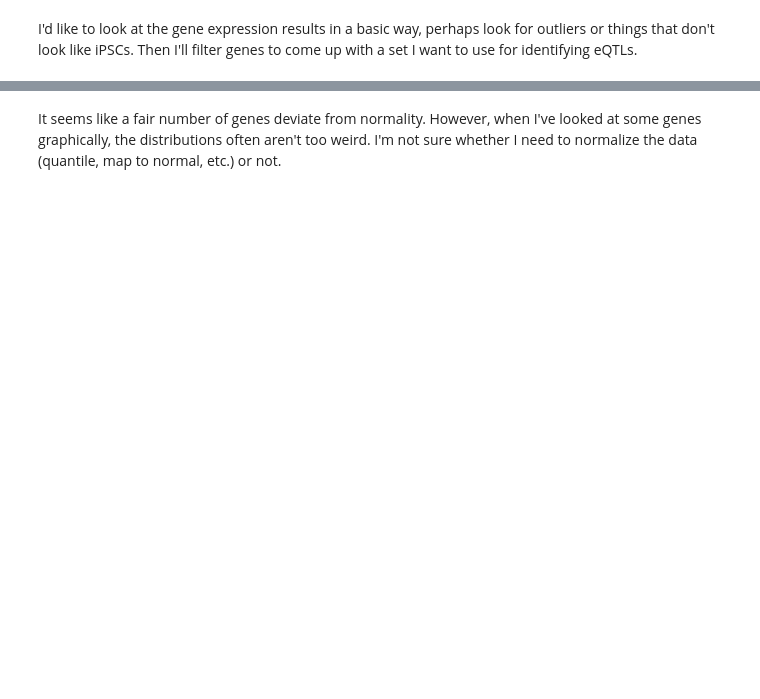
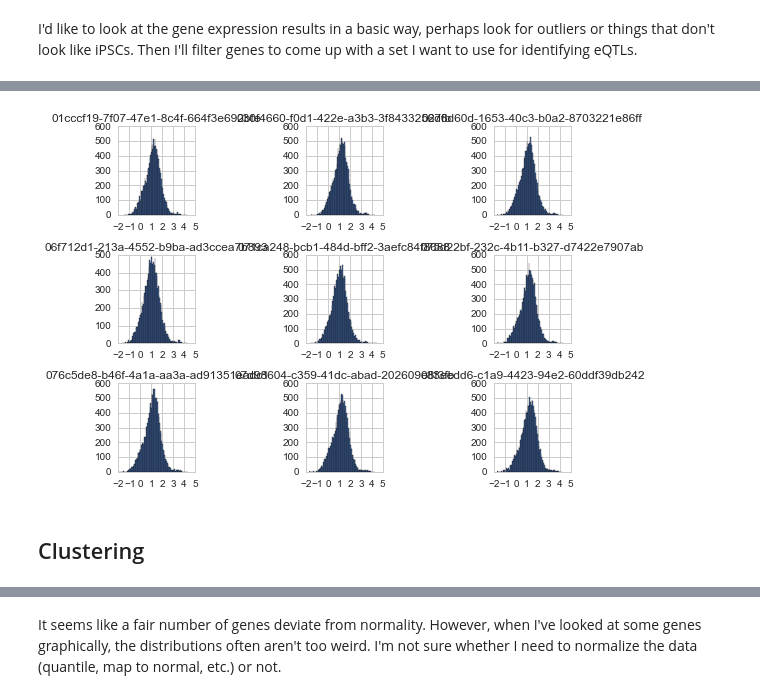
Before and after one commit to frazer-lab/cardips-ipsc-eqtl, a Jupyter notebook: notebooks/RNA-Seq Analysis.ipynb, the cells around one changed output, grey strips where cells are left out. Cells and saved outputs as stored; diff of their text form; code cells hidden in the pictures; blank space fills up the shorter version.

```diff
--- a/notebooks/RNA-Seq Analysis.ipynb
+++ b/notebooks/RNA-Seq Analysis.ipynb
@@ -26,0 +67,13 @@ vsd = pd.read_table(os.path.join(cpy.root, 'output', 'rna_seq_processing',
+# %%
+tpm_f = tpm[gene_info.ix[tpm.index, 'gene_type'] == 'protein_coding']
+tpm_f = tpm_f[(tpm_f == 0).sum(axis=1) == 0]
+# %%
+#log_tpm = np.log10(tpm + tpm[tpm != 0].min())
+log_tpm = np.log10(tpm_f)
+# %%
+log_tpm.ix[:, 0:9].hist(bins=100);
+plt.tight_layout()
+# %% [output]
+[figure, added]
+# %% [markdown]
+## Clustering
```
Also changed, not shown: parts of 14 cells of this notebook, 2 other files.
